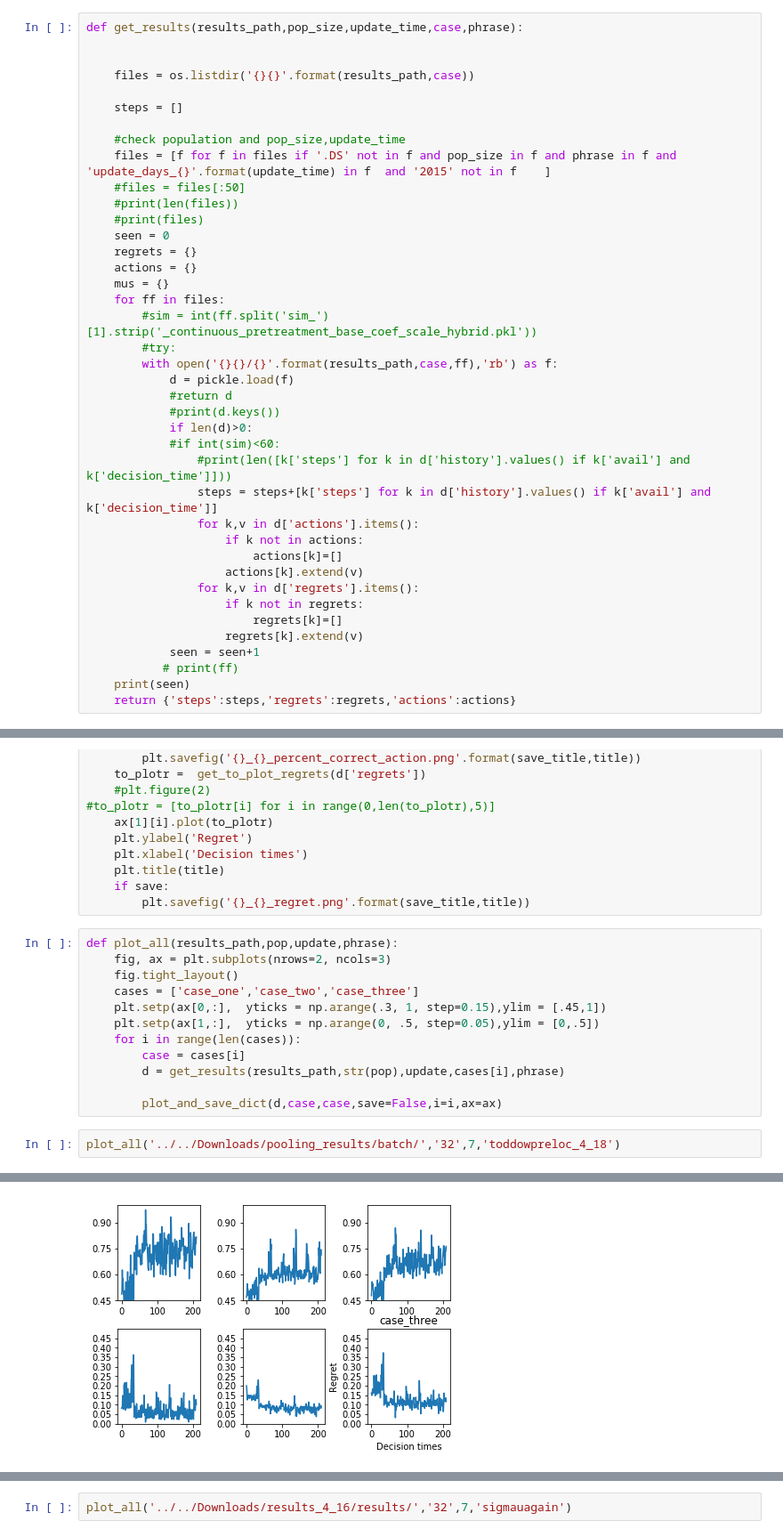
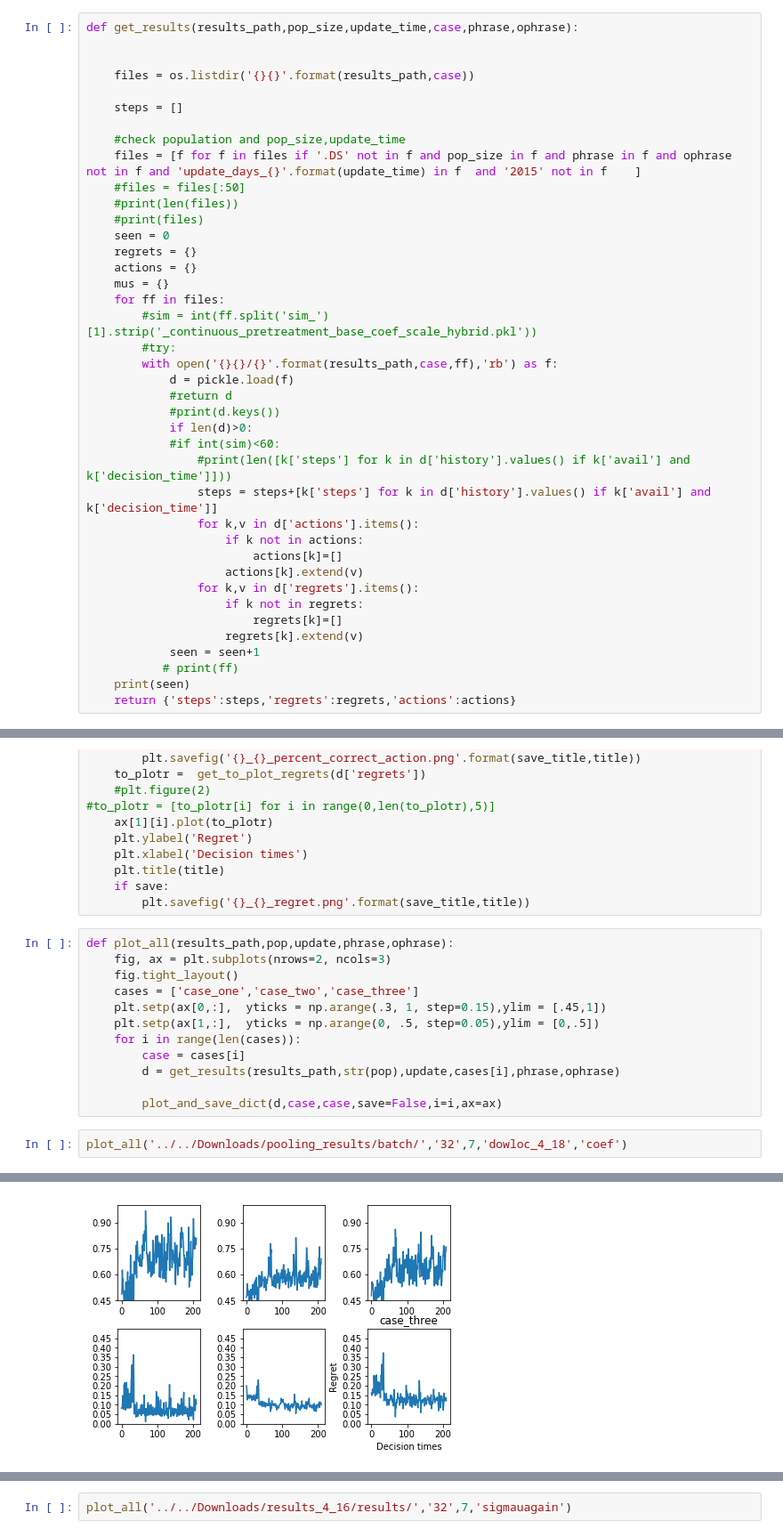
Before and after one commit to StatisticalReinforcementLearningLab/pooling_rl, a Jupyter notebook: evaluation/plot_all.ipynb, the cells around one changed output, grey strips where cells are left out. Shown at 89% size. Saved outputs shown, nothing was run; the diff lists cells and outputs as text.

```diff
--- a/evaluation/plot_all.ipynb
+++ b/evaluation/plot_all.ipynb
@@ -8,7 +8,7 @@ import math
 import numpy as np
 %matplotlib inline
 # %%
-def get_results(results_path,pop_size,update_time,case,phrase):
+def get_results(results_path,pop_size,update_time,case,phrase,ophrase):
 
 
     files = os.listdir('{}{}'.format(results_path,case))
@@ -16,7 +16,7 @@ def get_results(results_path,pop_size,update_time,case,phrase):
     steps = []
 
     #check population and pop_size,update_time
-    files = [f for f in files if '.DS' not in f and pop_size in f and phrase in f and 'update_days_{}'.format(update_time) in f  and '2015' not in f    ]
+    files = [f for f in files if '.DS' not in f and pop_size in f and phrase in f and ophrase not in f and 'update_days_{}'.format(update_time) in f  and '2015' not in f    ]
     #files = files[:50]
     #print(len(files))
     #print(files)
@@ -86,7 +86,7 @@ def plot_and_save_dict(d,title,save_title,save=False,i=None,ax=None):
     if save:
         plt.savefig('{}_{}_regret.png'.format(save_title,title))
 # %%
-def plot_all(results_path,pop,update,phrase):
+def plot_all(results_path,pop,update,phrase,ophrase):
     fig, ax = plt.subplots(nrows=2, ncols=3)
     fig.tight_layout()
     cases = ['case_one','case_two','case_three']
@@ -94,10 +94,10 @@ def plot_all(results_path,pop,update,phrase):
     plt.setp(ax[1,:],  yticks = np.arange(0, .5, step=0.05),ylim = [0,.5])
     for i in range(len(cases)):
         case = cases[i]
-        d = get_results(results_path,str(pop),update,cases[i],phrase)
+        d = get_results(results_path,str(pop),update,cases[i],phrase,ophrase)
 
         plot_and_save_dict(d,case,case,save=False,i=i,ax=ax)
 # %%
-plot_all('../../Downloads/pooling_results/batch/','32',7,'toddowpreloc_4_18')
+plot_all('../../Downloads/pooling_results/batch/','32',7,'dowloc_4_18','coef')
 # %% [output]
 50
@@ -109,2 +109,2 @@ plot_all('../../Downloads/pooling_results/batch/','32',7,'toddowpreloc_4_18')
-[figure, old version]
+[figure, new version]
 # %%
```
Also changed, not shown: parts of 3 cells of this notebook, 6 other files.
